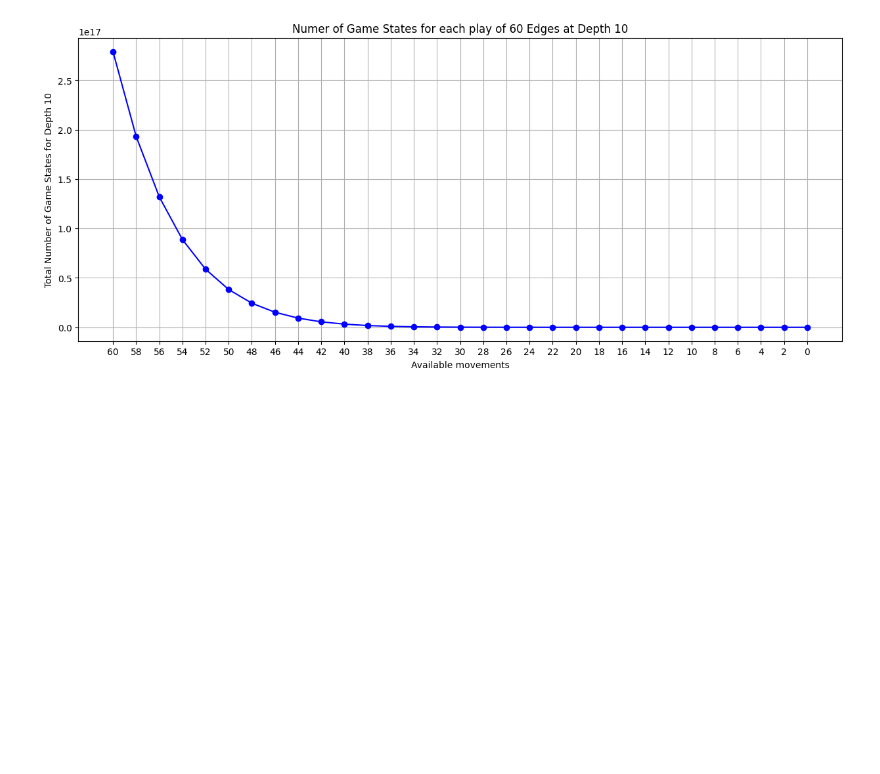
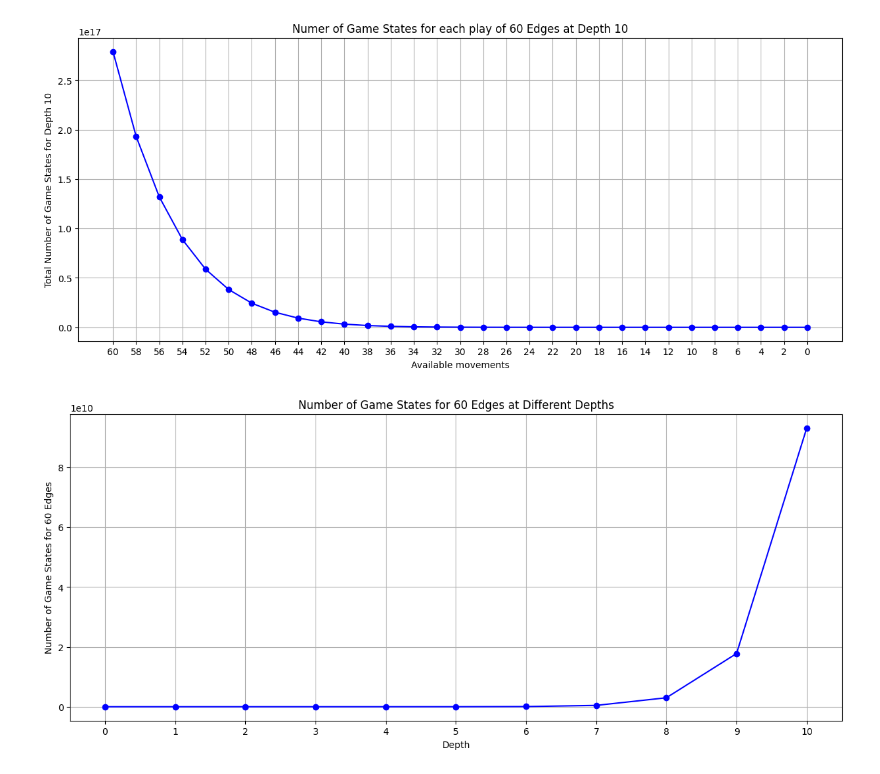
Before and after one commit to natynaro/clase-inteligencia-artifical, a Jupyter notebook: dots-and-boxes/analysis.ipynb, the cells around one changed output. Drawn from its saved outputs; the diff is of its cells as text; code cells hidden in the pictures; blank space fills up the shorter version.

```diff
--- a/dots-and-boxes/analysis.ipynb
+++ b/dots-and-boxes/analysis.ipynb
@@ -227,3 +227,18 @@ plt.xticks(elements)
 plt.show()
 # %% [output]
 [figure]
+# %%
+elements = N
+depths = range(d + 1)
+states_at_depth = [total_states_depth(N, d) for d in depths]
+
+plt.figure(figsize=(15, 6))
+plt.plot(depths, states_at_depth, marker='o', linestyle='-', color='b')
+plt.xlabel('Depth')
+plt.ylabel(f'Number of Game States for {N} Edges')
+plt.title(f'Number of Game States for {N} Edges at Different Depths')
+plt.grid(True)
+plt.xticks(depths)
+plt.show()
+# %% [output]
+[figure, added]
```
Also changed, not shown: parts of 3 cells of this notebook, 4 other files.
